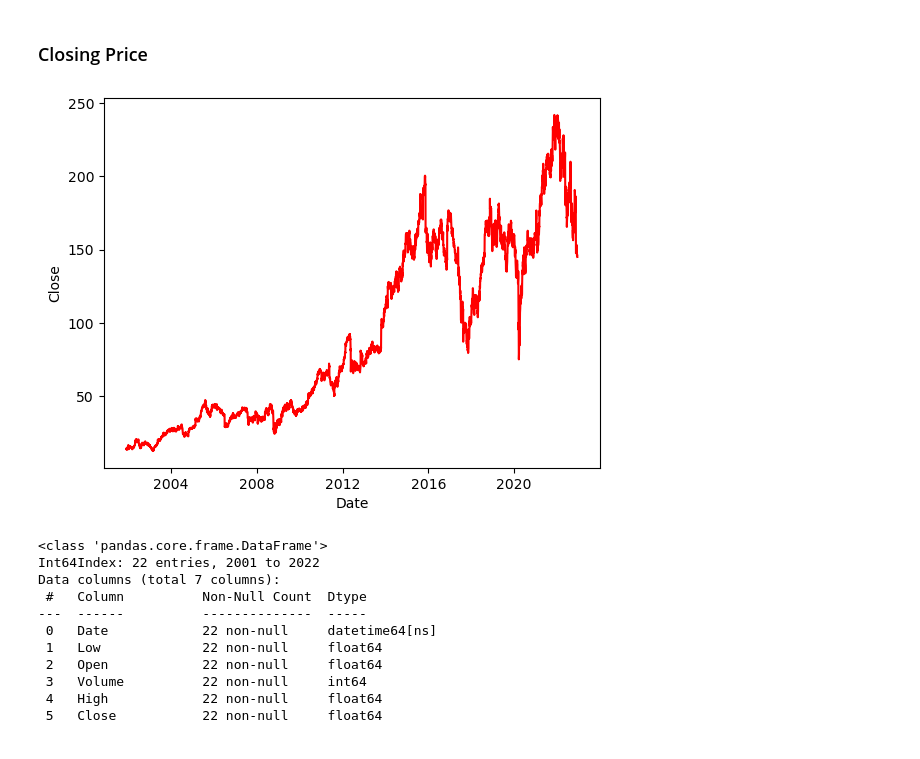
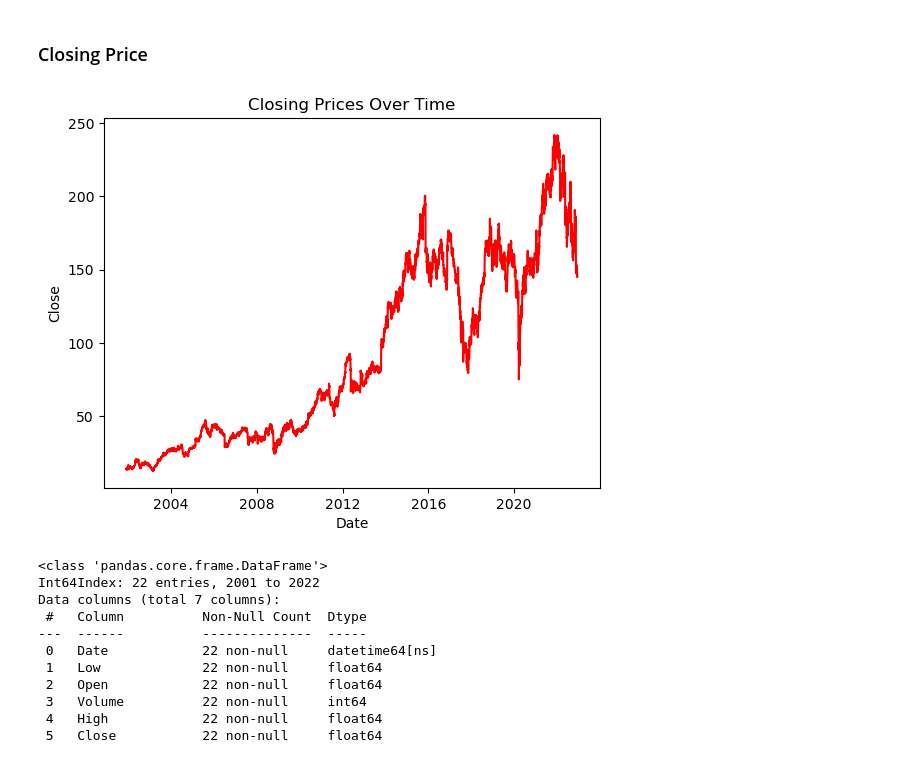
Before and after one commit to ThankiJay/Stock-Market-Prediction, a Jupyter notebook: Stock Market Prediction Using LSTM.ipynb, the cells around one changed output. Drawn from its saved outputs; the diff is of its cells as text; code cells hidden in the pictures.

```diff
--- a/Stock Market Prediction Using LSTM.ipynb
+++ b/Stock Market Prediction Using LSTM.ipynb
@@ -105,10 +107,11 @@ plt.show()
 # %% [markdown]
 ### Closing Price
 # %%
+plt.title('Closing Prices Over Time')
 sns.lineplot(x = 'Date', y = 'Close', data = db, color = 'red')
 plt.show()
 # %% [output]
-[figure, old version]
+[figure, new version]
 # %%
 # Getting the maximum values for each column by year
 db_max = db.groupby(db['Date'].dt.year).max()
```
Also changed, not shown: parts of 10 cells of this notebook, 1 other file.
